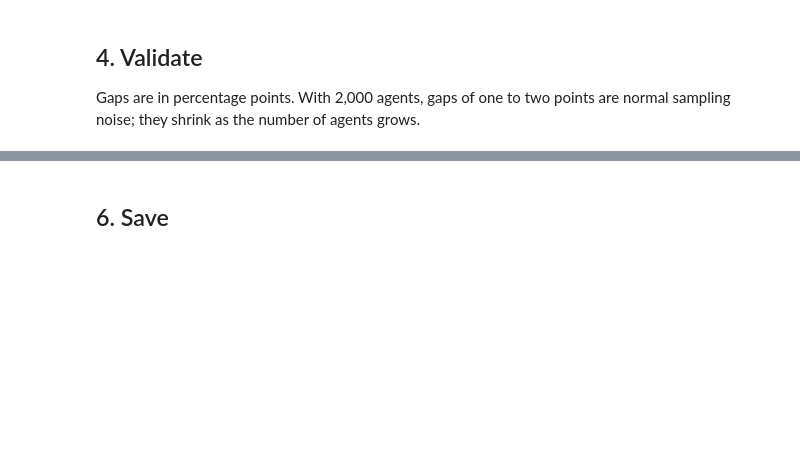
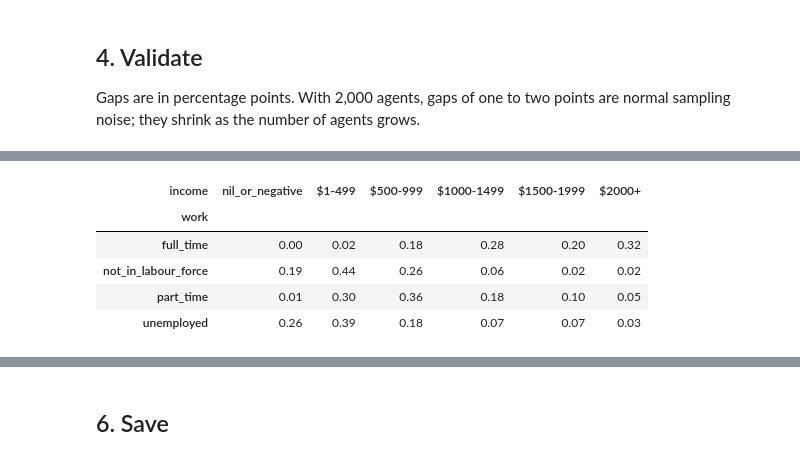
Before and after one commit to sasuke029/business-sim, a Jupyter notebook: notebooks/01_population_layer_a.ipynb, the cells around one changed output, grey strips where cells are left out. Cells and saved outputs as stored; diff of their text form; code cells hidden in the pictures; blank space fills up the shorter version.

```diff
--- a/notebooks/01_population_layer_a.ipynb
+++ b/notebooks/01_population_layer_a.ipynb
@@ -67,2 +130,9 @@ pd.crosstab(agents.age, agents.work, normalize='index').round(2)
 # %%
-pd.crosstab(agents.work, agents.income, normalize='index').round(2)
+pd.crosstab(agents.work, agents.income, normalize='index').round(2)[CORE_ATTRIBUTES['income']]
+# %% [output]
+| income | nil_or_negative | $1-499 | $500-999 | $1000-1499 | $1500-1999 | $2000+ |
+| work |  |  |  |  |  |  |
+| full_time | 0.00 | 0.02 | 0.18 | 0.28 | 0.20 | 0.32 |
+| not_in_labour_force | 0.19 | 0.44 | 0.26 | 0.06 | 0.02 | 0.02 |
+| part_time | 0.01 | 0.30 | 0.36 | 0.18 | 0.10 | 0.05 |
+| unemployed | 0.26 | 0.39 | 0.18 | 0.07 | 0.07 | 0.03 |
```
Also changed, not shown: parts of 12 cells of this notebook, 29 other files.
